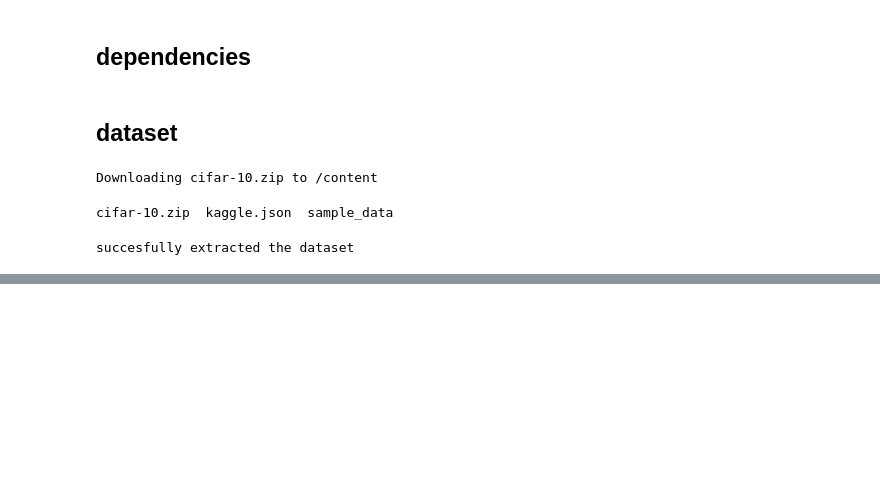
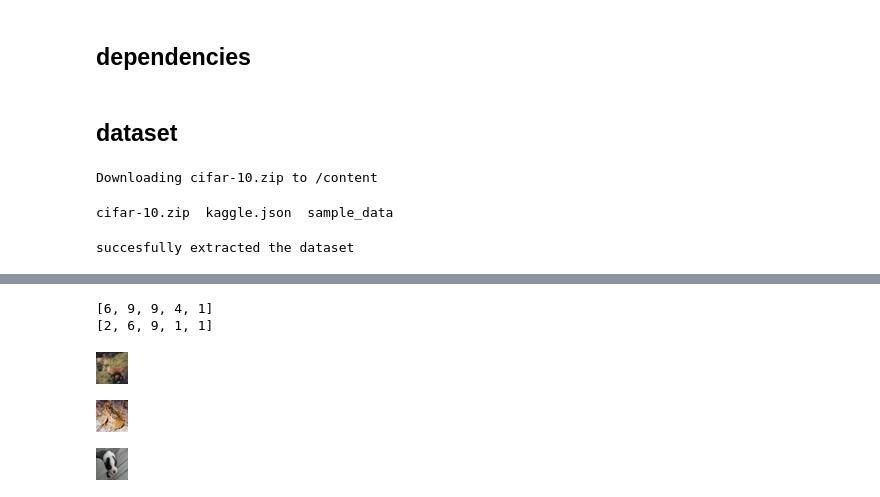
Before and after one commit to kamijoseph/Deep-Learning, a Jupyter notebook: Cifar_10_Recognition.ipynb, the cells around one changed output, grey strips where cells are left out. Saved outputs shown, nothing was run; the diff lists cells and outputs as text; code cells hidden in the pictures; blank space fills up the shorter version.

```diff
--- a/Cifar_10_Recognition.ipynb
+++ b/Cifar_10_Recognition.ipynb
@@ -30,0 +161,22 @@ succesfully extracted the dataset
+# %%
+print(labels[:5])
+print(labels[-5:])
+# %% [output]
+[6, 9, 9, 4, 1]
+[2, 6, 9, 1, 1]
+# %%
+# visualizing sample images
+img = cv2.imread("/content/train/29671.png")
+cv2_imshow(img)
+# %% [output]
+[figure, added]
+# %%
+img = cv2.imread("/content/train/7796.png")
+cv2_imshow(img)
+# %% [output]
+[figure, added]
+# %%
+img = cv2.imread("/content/train/45888.png")
+cv2_imshow(img)
+# %% [output]
+[figure, added]
```
Also changed, not shown: parts of 17 cells of this notebook.
